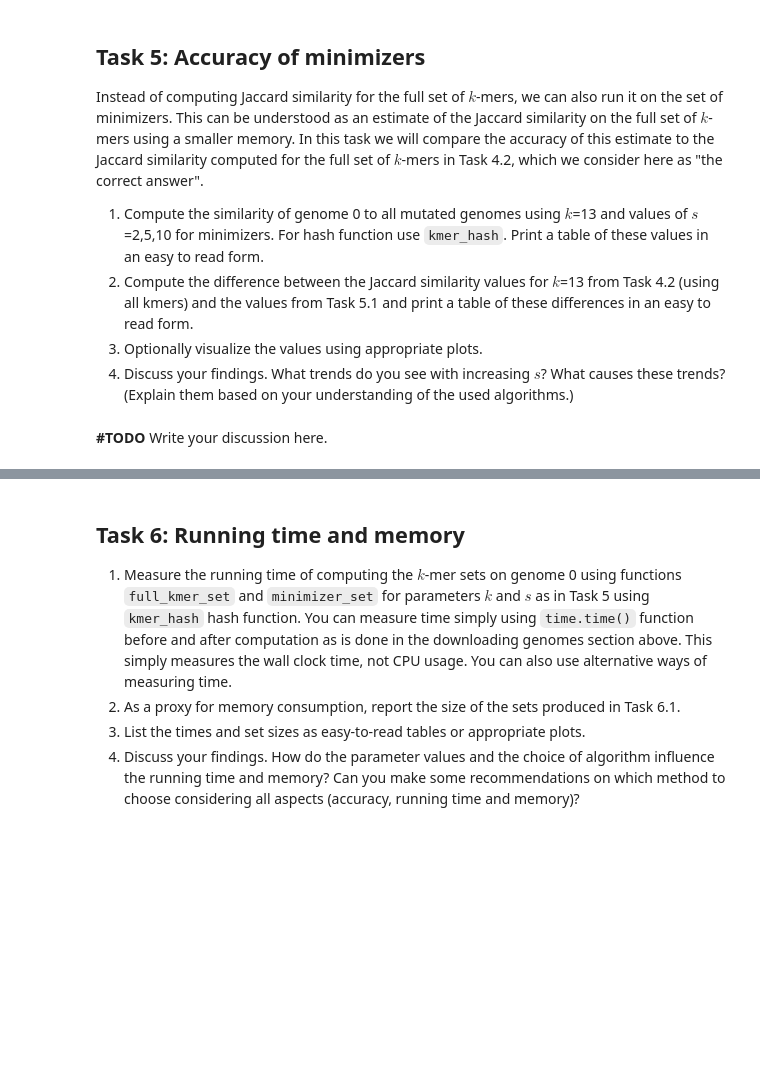
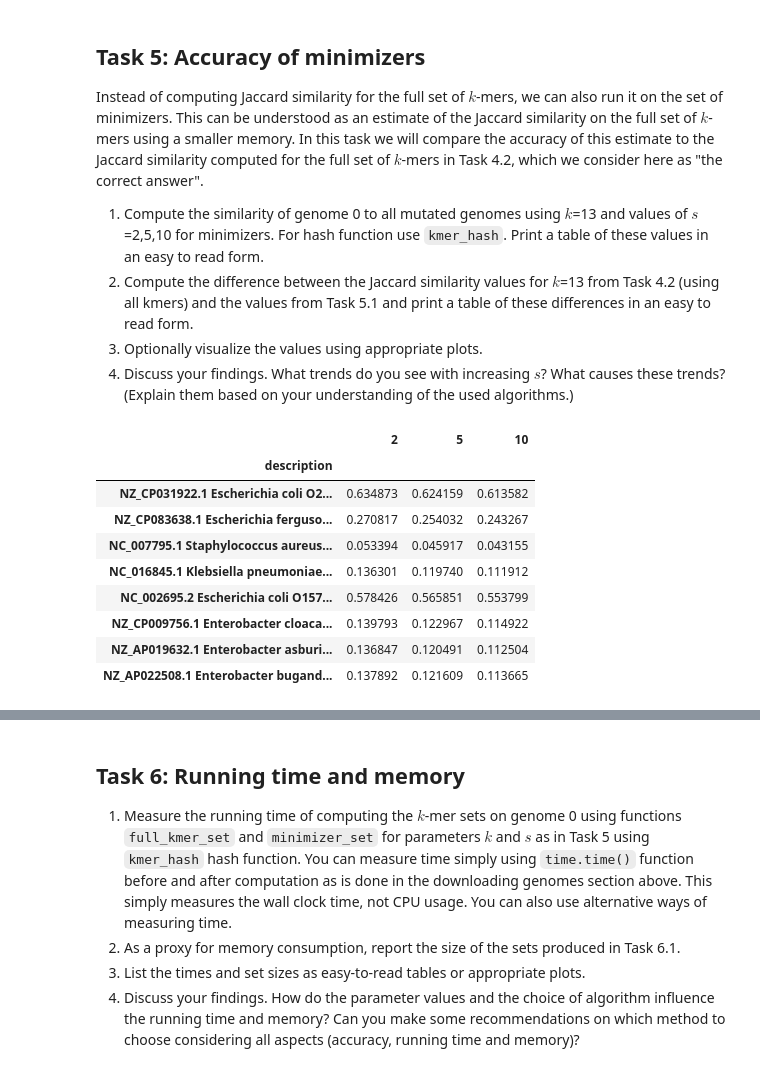
Before and after one commit to AndruKP/mbi, a Jupyter notebook: du01/a1i.ipynb, the cells around one changed output, grey strips where cells are left out. Drawn from its saved outputs; the diff is of its cells as text; code cells hidden in the pictures; blank space fills up the shorter version.

```diff
--- a/du01/a1i.ipynb
+++ b/du01/a1i.ipynb
@@ -276,10 +311,14 @@ def minimizer_set(sequence: str, k: int, s: int,
 
     min_set = set()
     n = len(sequence)
-    for start in range(0, n - (s - 1) - k + 1):
-        window = sequence[start:start + k + (s - 1)]  # s consecutive kmers have lenght k + (s - 1)
+
+    hashes_pairs = [(canonical(sequence[i:i+k]),
+                     h(canonical(sequence[i:i+k]))) for i in range(n - k + 1)]
+
+    for start in range(0, n - k - (s - 1) + 1):
+        window = hashes_pairs[start:start + s]
         min_set.add(
-            min(full_kmer_set(window, k), key=h)
+            min(window, key=lambda x: x[1])[0]
         )
 
     return min_set
@@ -424,5 +548,28 @@ Instead of computing Jaccard similarity for the full set of $k$-mers, we can als
 # %%
 # TODO: you code for computing the values and optionally visualizing them
 # you can split the code into multiple cells if you wish
+
+# TODO place the code for computing and printing the distances here
+s_list = [2,5,10]
+
+sims_for_s = dict()
+for s in s_list:
+    similarities = minimizer_jaccard(real_genomes[0], real_genomes[1:], k=13, s=s, h=kmer_hash)
+    sims_for_s[s] = similarities
-# %% [markdown]
-**#TODO** Write your discussion here.
+# %%
+minimizers_jaccard_real_genome_df = pd.DataFrame(sims_for_s |
+                                  {'description': real_genome_descriptions[1:]})
+
+minimizers_jaccard_real_genome_df.set_index('description', inplace=True)
+minimizers_jaccard_real_genome_df
+# %% [output]
+|  | 2 | 5 | 10 |
+| description |  |  |  |
+| NZ_CP031922.1 Escherichia coli O2... | 0.634873 | 0.624159 | 0.613582 |
+| NZ_CP083638.1 Escherichia ferguso... | 0.270817 | 0.254032 | 0.243267 |
+| NC_007795.1 Staphylococcus aureus... | 0.053394 | 0.045917 | 0.043155 |
+| NC_016845.1 Klebsiella pneumoniae... | 0.136301 | 0.119740 | 0.111912 |
+| NC_002695.2 Escherichia coli O157... | 0.578426 | 0.565851 | 0.553799 |
+| NZ_CP009756.1 Enterobacter cloaca... | 0.139793 | 0.122967 | 0.114922 |
+| NZ_AP019632.1 Enterobacter asburi... | 0.136847 | 0.120491 | 0.112504 |
+| NZ_AP022508.1 Enterobacter bugand... | 0.137892 | 0.121609 | 0.113665 |
```
Also changed, not shown: parts of 27 cells of this notebook.
